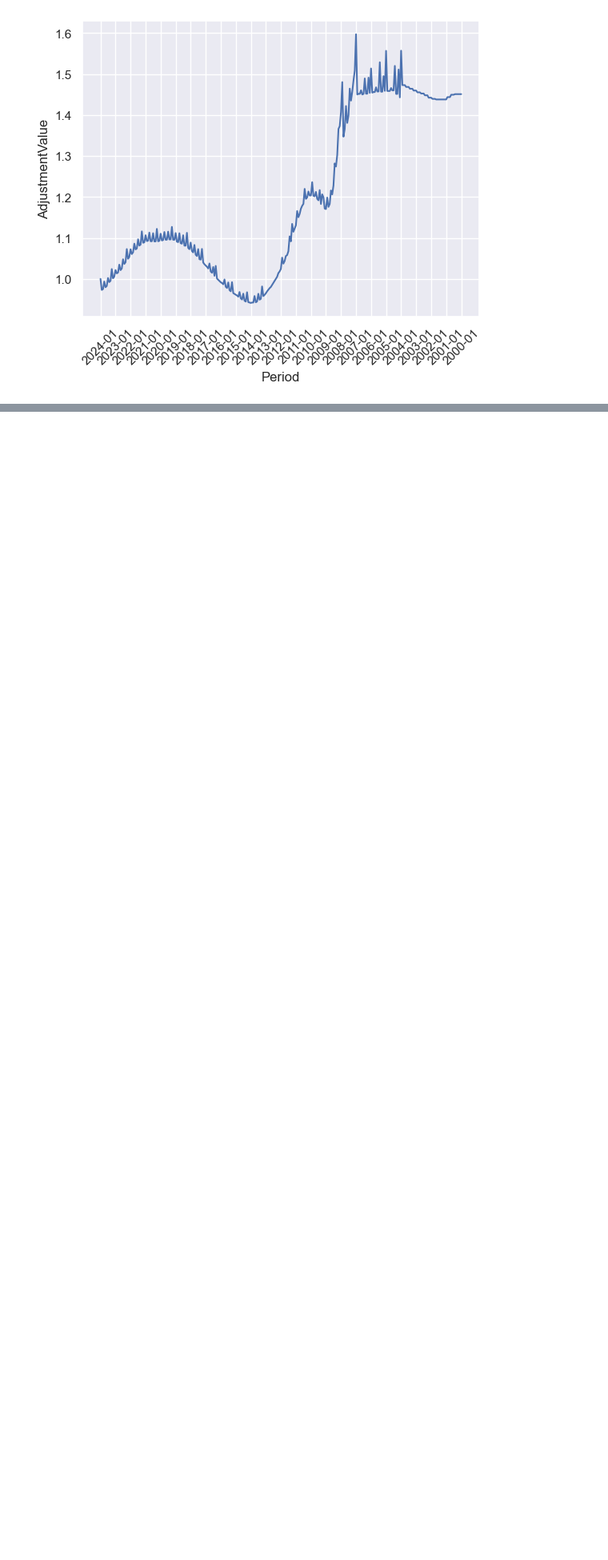
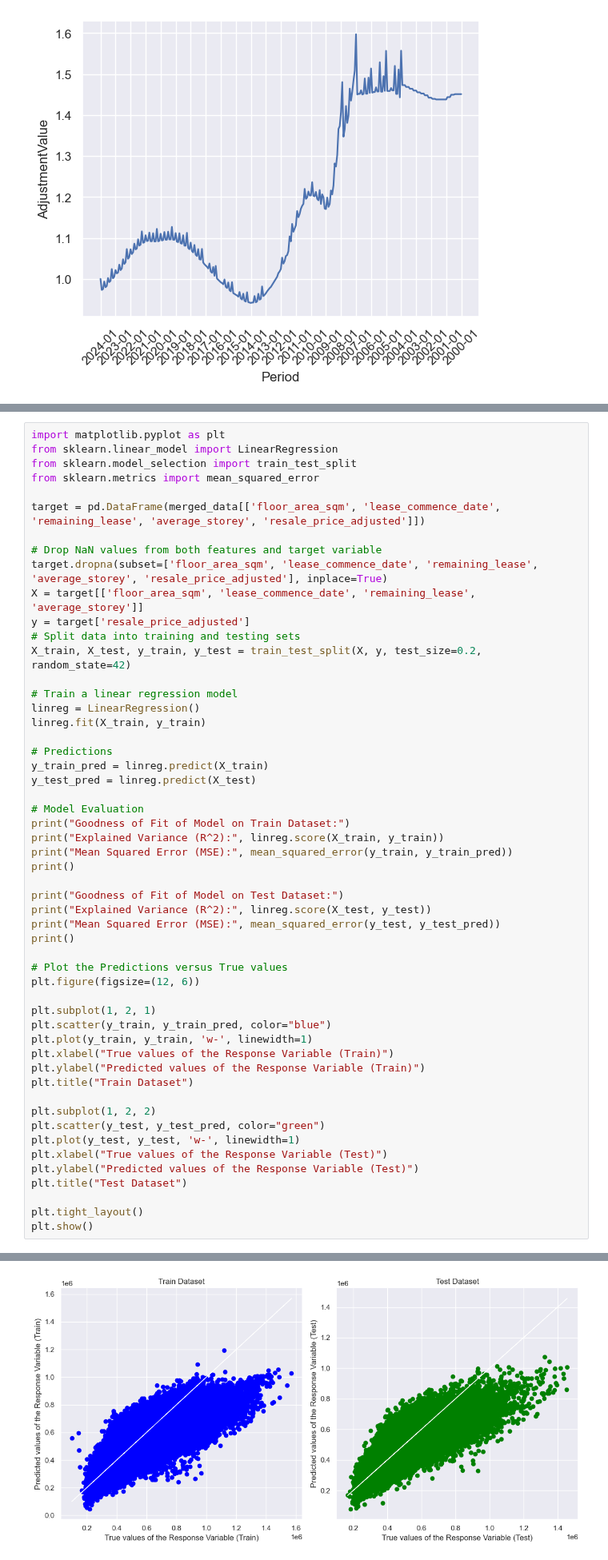
Before and after one commit to KuroInit/HDB-Resale-Price-Predict, a Jupyter notebook: data_prep.ipynb, the cells around one changed output, grey strips where cells are left out. Shown at 80% size. Cells and saved outputs as stored; diff of their text form; blank space fills up the shorter version.

```diff
--- a/data_prep.ipynb
+++ b/data_prep.ipynb
@@ -137,0 +140,54 @@ merged_data
+# %%
+import matplotlib.pyplot as plt
+from sklearn.linear_model import LinearRegression
+from sklearn.model_selection import train_test_split
+from sklearn.metrics import mean_squared_error
+
+target = pd.DataFrame(merged_data[['floor_area_sqm', 'lease_commence_date', 'remaining_lease', 'average_storey', 'resale_price_adjusted']])
+
+# Drop NaN values from both features and target variable
+target.dropna(subset=['floor_area_sqm', 'lease_commence_date', 'remaining_lease', 'average_storey', 'resale_price_adjusted'], inplace=True)
+X = target[['floor_area_sqm', 'lease_commence_date', 'remaining_lease', 'average_storey']]
+y = target['resale_price_adjusted']
+# Split data into training and testing sets
+X_train, X_test, y_train, y_test = train_test_split(X, y, test_size=0.2, random_state=42)
+
+# Train a linear regression model
+linreg = LinearRegression()
+linreg.fit(X_train, y_train)
+
+# Predictions
+y_train_pred = linreg.predict(X_train)
+y_test_pred = linreg.predict(X_test)
+
+# Model Evaluation
+print("Goodness of Fit of Model on Train Dataset:")
+print("Explained Variance (R^2):", linreg.score(X_train, y_train))
+print("Mean Squared Error (MSE):", mean_squared_error(y_train, y_train_pred))
+print()
+
+print("Goodness of Fit of Model on Test Dataset:")
+print("Explained Variance (R^2):", linreg.score(X_test, y_test))
+print("Mean Squared Error (MSE):", mean_squared_error(y_test, y_test_pred))
+print()
+
+# Plot the Predictions versus True values
+plt.figure(figsize=(12, 6))
+
+plt.subplot(1, 2, 1)
+plt.scatter(y_train, y_train_pred, color="blue")
+plt.plot(y_train, y_train, 'w-', linewidth=1)
+plt.xlabel("True values of the Response Variable (Train)")
+plt.ylabel("Predicted values of the Response Variable (Train)")
+plt.title("Train Dataset")
+
+plt.subplot(1, 2, 2)
+plt.scatter(y_test, y_test_pred, color="green")
+plt.plot(y_test, y_test, 'w-', linewidth=1)
+plt.xlabel("True values of the Response Variable (Test)")
+plt.ylabel("Predicted values of the Response Variable (Test)")
+plt.title("Test Dataset")
+
+plt.tight_layout()
+plt.show()
+# %% [output]
@@ -137,0 +201 @@ merged_data
+[figure, added]
```
Also changed, not shown: parts of 7 cells of this notebook.
